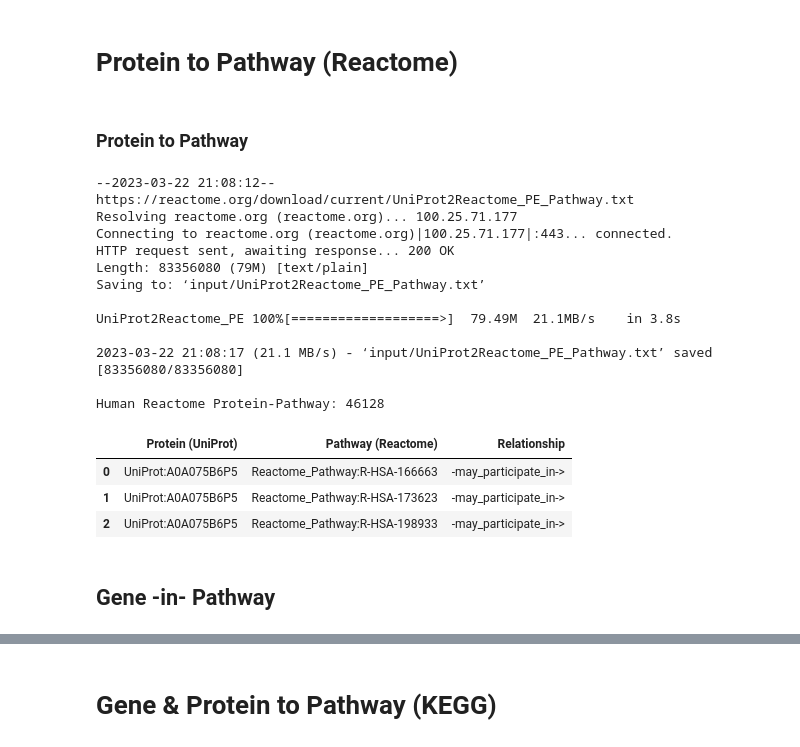
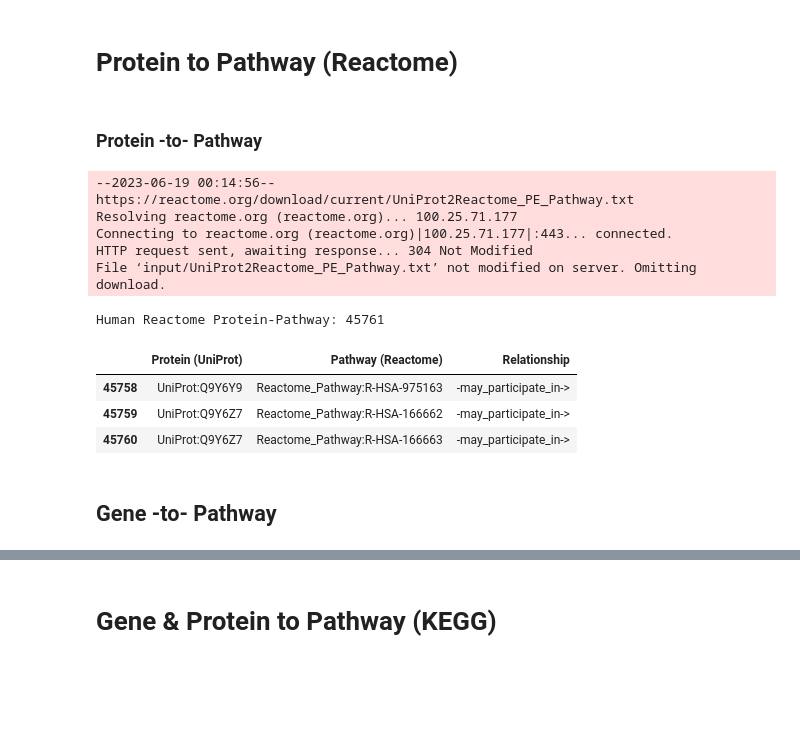
Before and after one commit to Yijia-Xiao/Know2BIO, a Jupyter notebook: dataset/protein_to_pathway_gene_to_pathway.ipynb, the cells around one changed output, grey strips where cells are left out. Saved outputs shown, nothing was run; the diff lists cells and outputs as text; code cells hidden in the pictures; blank space fills up the shorter version.

```diff
--- a/dataset/protein_to_pathway_gene_to_pathway.ipynb
+++ b/dataset/protein_to_pathway_gene_to_pathway.ipynb
@@ -13,55 +13,55 @@ from biomedkg_utils import *
 import matplotlib.pyplot as plt
 from matplotlib_venn import venn3, venn2
 # %% [markdown]
-### Protein to Pathway
+### Protein -to- Pathway
 # %%
-! wget -N -P input/ https://reactome.org/download/current/UniProt2Reactome_PE_Pathway.txt
+os.system('wget -N -P input/ https://reactome.org/download/current/UniProt2Reactome_PE_Pathway.txt')
 
 protein2pathway, pathway2protein = dict(), dict()
+file = 'Protein_(UniProt)_2_Pathway_(Reactome).csv'
 
-with open('output/pathway2protein/edges_protein2reactomePathway.csv','w') as fout:
+with open(os.path.join('output/pathway2protein/', file),'w') as fout:
     writer = csv.writer(fout)
     writer.writerow(['Protein (UniProt)','Pathway (Reactome)', 'Relationship'])
 
     issue_lines = []
     with open('input/UniProt2Reactome_PE_Pathway.txt') as fin:
         for line in fin:
             nline = line.strip().split('\t')
 
             # Protein -involved in-> Pathway
             try:
                 species, protein, pathway = nline[7], nline[0], nline[3]
 
                 if species.lower() == 'homo sapiens':
                     writer.writerow(['UniProt:'+protein, 'Reactome_Pathway:'+pathway, '-may_participate_in->'])
                     protein2pathway.setdefault(protein, set()).add(pathway)
                     pathway2protein.setdefault(pathway, set()).add(protein)
 
             # Save other lines with problems
             except:
                 if 'homo sapiens' in line.lower():
                     issue_lines.append(line)
 
 # Drop duplicates
-df = pd.read_csv(open('output/pathway2protein/edges_protein2reactomePathway.csv')).drop_duplicates()
-df.to_csv('output/pathway2protein/edges_protein2reactomePathway.csv')
+df = pd.read_csv(open(os.path.join('output/pathway2protein/', file))).drop_duplicates().reset_index(drop=True)
+df.to_csv(os.path.join('output/edges_to_use/', file), index=False)
+print('Human Reactome Protein-Pathway:', len(df))
 
-print('Human Reactome Protein-Pathway:', len(df))
-df.head(3)
+# Save proteins from protein-pathway relationships
+prot2pw = df.copy(deep=True)
+prots = [prot.split(':')[1] for prot in set(prot2pw['Protein (UniProt)'])]
+json.dump(prots, open('output/pathway2protein/protein_to_reactome_pathway.json','w'))
+
+df.tail(3)
 # %% [output]
---2023-03-22 21:08:12--  https://reactome.org/download/current/UniProt2Reactome_PE_Pathway.txt
+--2023-06-19 00:14:56--  https://reactome.org/download/current/UniProt2Reactome_PE_Pathway.txt
 Resolving reactome.org (reactome.org)... 100.25.71.177
 Connecting to reactome.org (reactome.org)|100.25.71.177|:443... connected.
-HTTP request sent, awaiting response... 200 OK
-Length: 83356080 (79M) [text/plain]
-Saving to: ‘input/UniProt2Reactome_PE_Pathway.txt’
-
-UniProt2Reactome_PE 100%[===================>]  79.49M  21.1MB/s    in 3.8s
-
-2023-03-22 21:08:17 (21.1 MB/s) - ‘input/UniProt2Reactome_PE_Pathway.txt’ saved [83356080/83356080]
-
-Human Reactome Protein-Pathway: 46128
+HTTP request sent, awaiting response... 304 Not Modified
+File ‘input/UniProt2Reactome_PE_Pathway.txt’ not modified on server. Omitting download.
+Human Reactome Protein-Pathway: 45761
 |  | Protein (UniProt) | Pathway (Reactome) | Relationship |
-| 0 | UniProt:A0A075B6P5 | Reactome_Pathway:R-HSA-166663 | -may_participate_in-> |
-| 1 | UniProt:A0A075B6P5 | Reactome_Pathway:R-HSA-173623 | -may_participate_in-> |
-| 2 | UniProt:A0A075B6P5 | Reactome_Pathway:R-HSA-198933 | -may_participate_in-> |
+| 45758 | UniProt:Q9Y6Y9 | Reactome_Pathway:R-HSA-975163 | -may_participate_in-> |
+| 45759 | UniProt:Q9Y6Z7 | Reactome_Pathway:R-HSA-166662 | -may_participate_in-> |
+| 45760 | UniProt:Q9Y6Z7 | Reactome_Pathway:R-HSA-166663 | -may_participate_in-> |
@@ -73,5 +68,5 @@ for line in issue_lines:
 # %% [markdown]
-## Gene -in- Pathway
+## Gene -to- Pathway
 # %%
 '''Load Gene-Pathway Data'''
 os.system('wget -N -P input/ https://reactome.org/download/current/NCBI2Reactome_PE_Pathway.txt')
```
Also changed, not shown: parts of 24 cells of this notebook, 5 other files.
